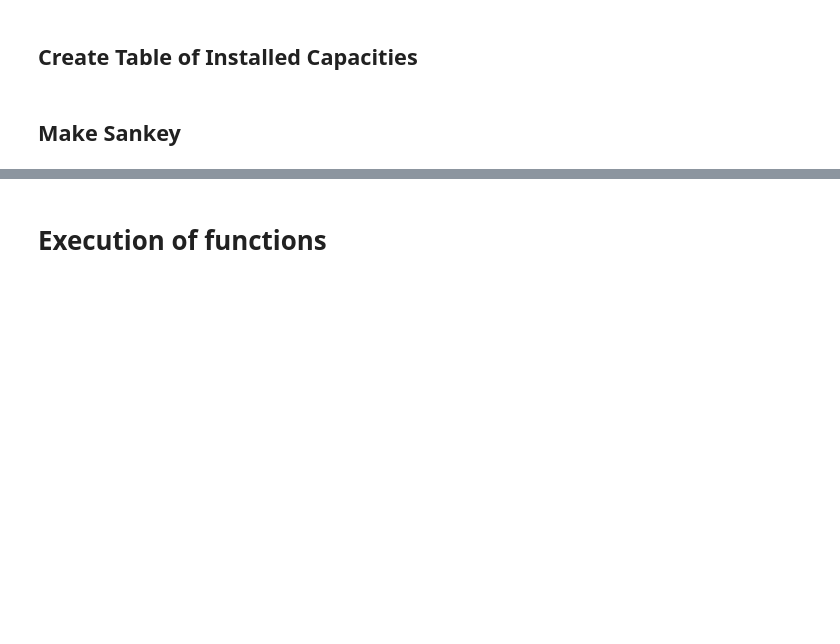
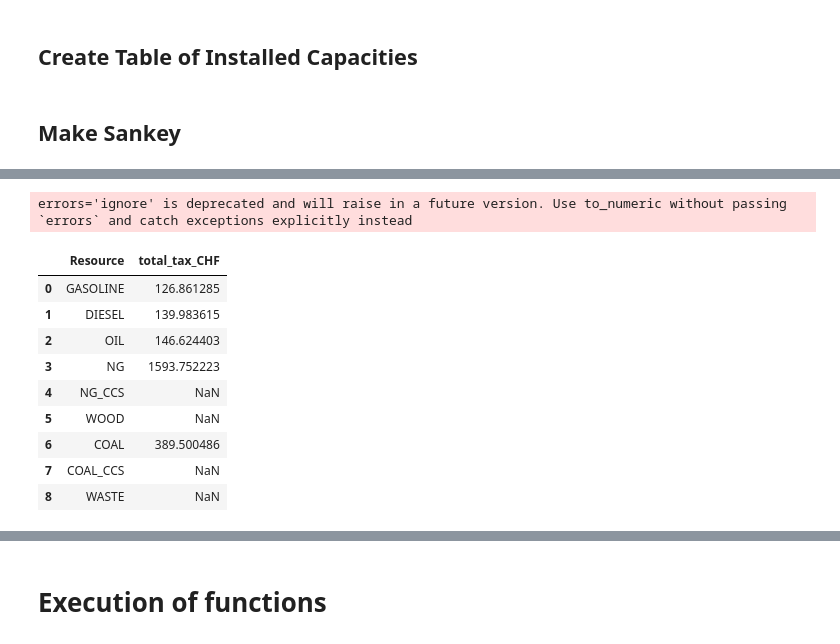
Before and after one commit to DieckmannDaniel/Git_energy_model, a Jupyter notebook: Code/visualization.ipynb, the cells around one changed output, grey strips where cells are left out. Drawn from its saved outputs; the diff is of its cells as text; code cells hidden in the pictures; blank space fills up the shorter version.

```diff
--- a/Code/visualization.ipynb
+++ b/Code/visualization.ipynb
@@ -546,0 +645,21 @@ def make_sankey(model_name: str):
+# %%
+df_combined = df_combined.apply(pd.to_numeric, errors="ignore")
+
+df_final = pd.DataFrame({
+    "Resource": df_combined["Resources"],
+    "total_tax_CHF": (df_combined["TOTEX_min_baseline"] / df_combined["total_cost_CHF_kWh"]) * df_combined["cost_tax_CHF_kWh"]
+})
+
+df_final
+# %% [output]
+errors='ignore' is deprecated and will raise in a future version. Use to_numeric without passing `errors` and catch exceptions explicitly instead
+|  | Resource | total_tax_CHF |
+| 0 | GASOLINE | 126.861285 |
+| 1 | DIESEL | 139.983615 |
+| 2 | OIL | 146.624403 |
+| 3 | NG | 1593.752223 |
+| 4 | NG_CCS | NaN |
+| 5 | WOOD | NaN |
+| 6 | COAL | 389.500486 |
+| 7 | COAL_CCS | NaN |
+| 8 | WASTE | NaN |
```
Also changed, not shown: parts of 8 cells of this notebook.
